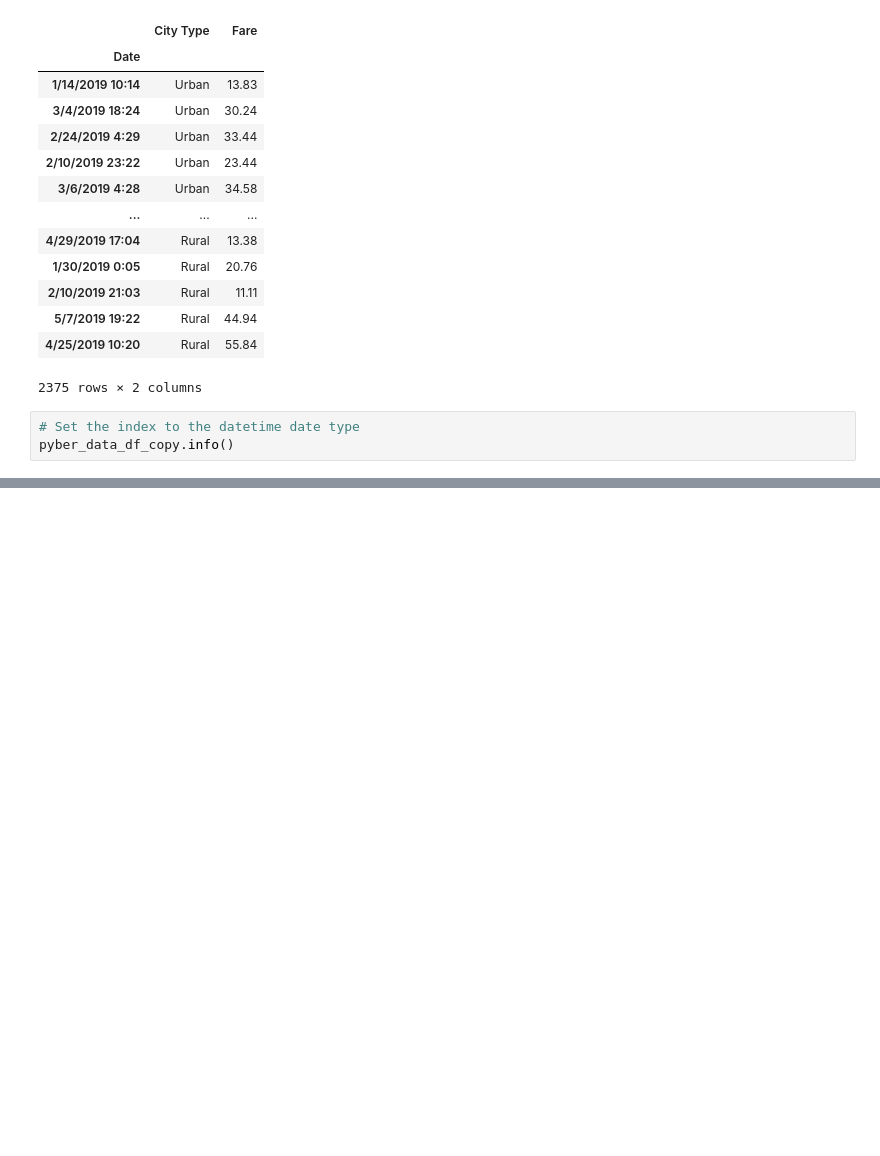
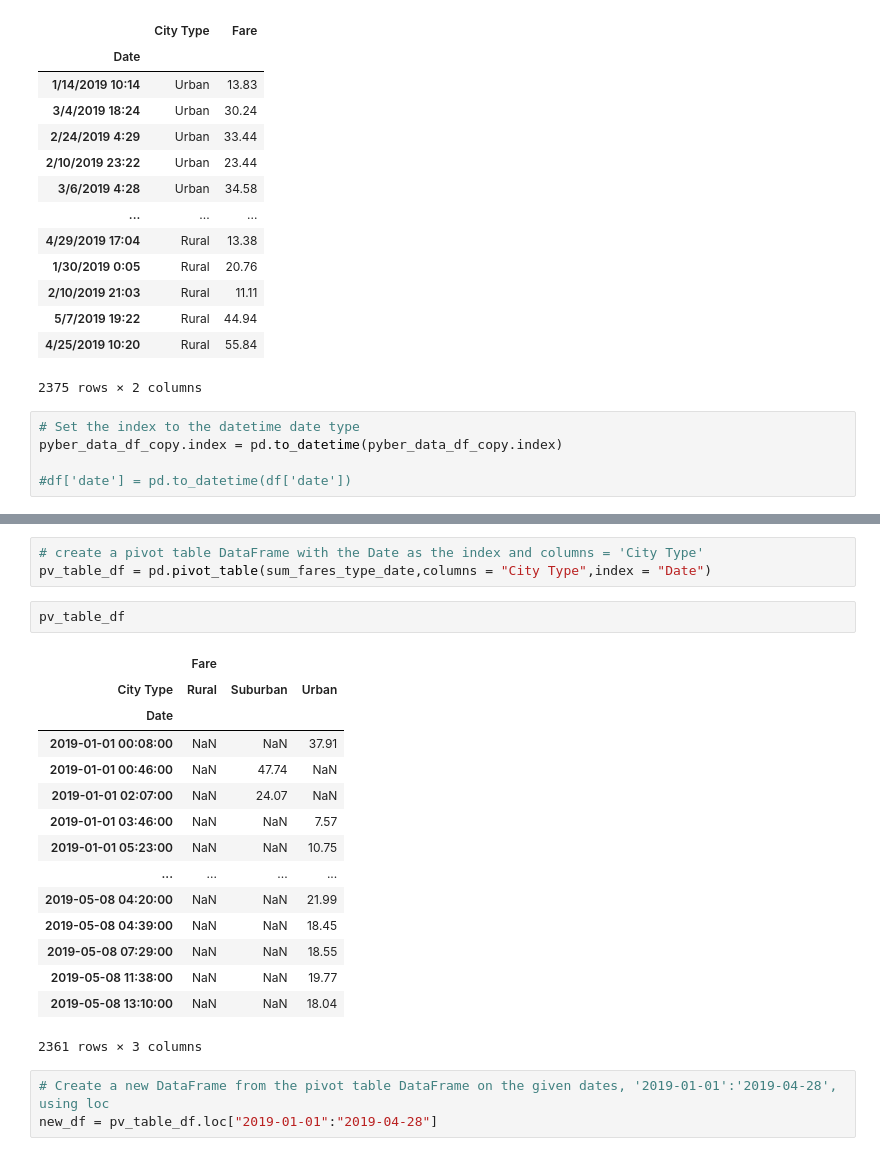
Before and after one commit to hannahc1/PyBer_Analysis, a Jupyter notebook: PyBer.ipynb, the cells around one changed output, grey strips where cells are left out. Cells and saved outputs as stored; diff of their text form; blank space fills up the shorter version.

```diff
--- a/PyBer.ipynb
+++ b/PyBer.ipynb
@@ -1175,4 +1175,6 @@ pyber_data_df_copy
 2375 rows × 2 columns
 # %%
 # Set the index to the datetime date type
-pyber_data_df_copy.info()
+pyber_data_df_copy.index = pd.to_datetime(pyber_data_df_copy.index)
+
+#df['date'] = pd.to_datetime(df['date'])
@@ -1188,0 +1233,24 @@ memory usage: 55.7+ KB
+# %%
+# create a pivot table DataFrame with the Date as the index and columns = 'City Type'
+pv_table_df = pd.pivot_table(sum_fares_type_date,columns = "City Type",index = "Date")
+# %%
+pv_table_df
+# %% [output]
+|  | Fare |  |  |
+| City Type | Rural | Suburban | Urban |
+| Date |  |  |  |
+| 2019-01-01 00:08:00 | NaN | NaN | 37.91 |
+| 2019-01-01 00:46:00 | NaN | 47.74 | NaN |
+| 2019-01-01 02:07:00 | NaN | 24.07 | NaN |
+| 2019-01-01 03:46:00 | NaN | NaN | 7.57 |
+| 2019-01-01 05:23:00 | NaN | NaN | 10.75 |
+| ... | ... | ... | ... |
+| 2019-05-08 04:20:00 | NaN | NaN | 21.99 |
+| 2019-05-08 04:39:00 | NaN | NaN | 18.45 |
+| 2019-05-08 07:29:00 | NaN | NaN | 18.55 |
+| 2019-05-08 11:38:00 | NaN | NaN | 19.77 |
+| 2019-05-08 13:10:00 | NaN | NaN | 18.04 |
+2361 rows × 3 columns
+# %%
+# Create a new DataFrame from the pivot table DataFrame on the given dates, '2019-01-01':'2019-04-28', using loc
+new_df = pv_table_df.loc["2019-01-01":"2019-04-28"]
```
Also changed, not shown: parts of 9 cells of this notebook, 4 other files.
